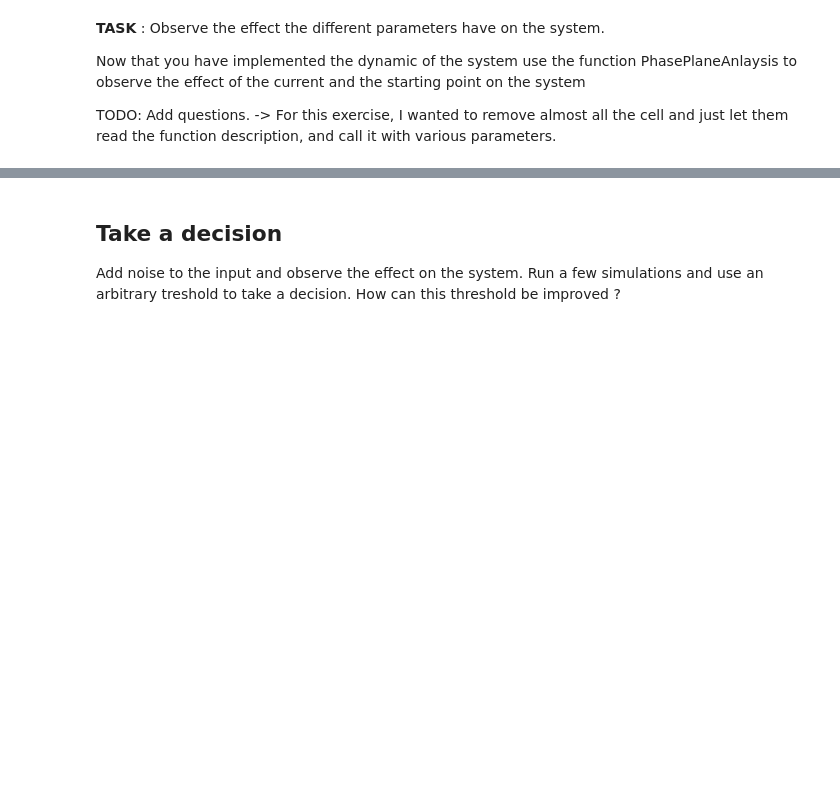
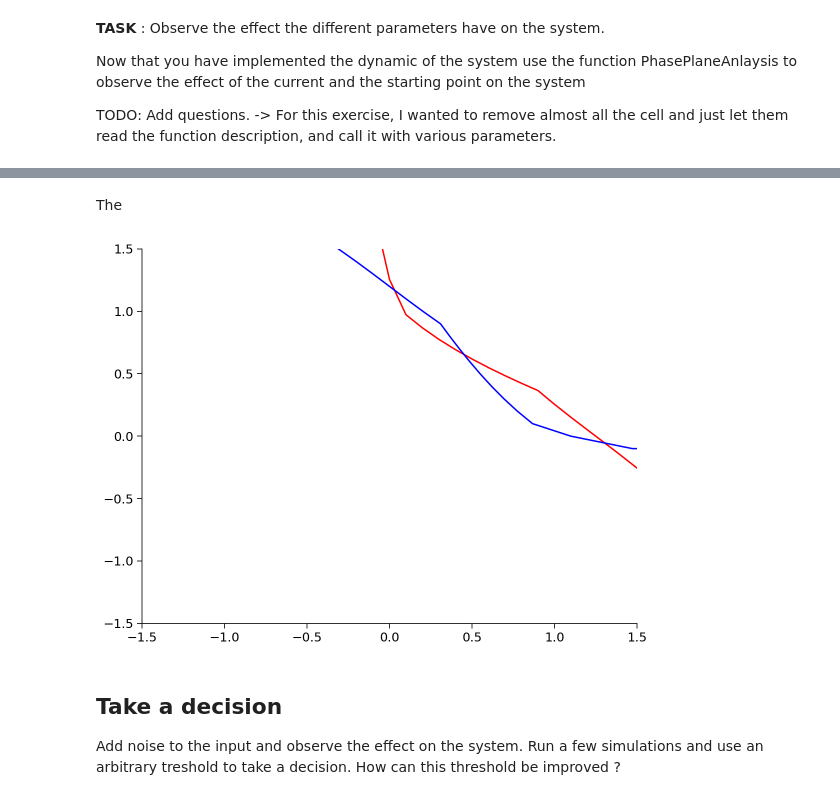
Before and after one commit to fblondiaux/LGBIO2072-2020, a Jupyter notebook: LGBIO2072_TP3.ipynb, the cells around one changed output, grey strips where cells are left out. Cells and saved outputs as stored; diff of their text form; code cells hidden in the pictures; blank space fills up the shorter version.

```diff
--- a/LGBIO2072_TP3.ipynb
+++ b/LGBIO2072_TP3.ipynb
@@ -148,5 +155,33 @@ PhasePlaneAnalysis(0.8,0.75,0.5,np.linspace(-2,2,15))
 # %%
 #widget for phase plane analysis ? #TODO, do we want to ease their work and we just add a widget ?
+# %% [markdown]
+The
+# %%
+def nullclines2D(h_span, alpha,RI1,RI2,wee):
+  """
+  documentation to do XP
+  """
+  h2_eq1 = np.zeros_like(h_span)
+  h1_eq2 = np.zeros_like(h_span)
+  for ii in range(len(h_span)):
+    h2_eq1[ii] = np.arctanh(1/alpha * (RI1-h_span[ii]+(wee-alpha)*geval(h_span[ii])))
+    h1_eq2[ii] = np.arctanh(1/alpha * (RI2-h_span[ii]+(wee-alpha)*geval(h_span[ii])))
+  return h2_eq1,h1_eq2
+
+
+
+# Run the lines below to test your code
+
+
+vec1,vec2 = nullclines2D(np.arange(-1.5,1.6,0.1),1,0.8,0.75,1.5)
+fig, ax = plt.subplots()
+ax.plot(np.arange(-1.5,1.6,0.1),vec1,color="red")
+ax.plot(vec2,np.arange(-1.5,1.6,0.1),color="blue")
+ax.set_xlim([-1.5,1.5])
+ax.set_ylim([-1.5,1.5])
+plt.show()
+# %% [output]
+[figure, added]
 # %% [markdown]
 ## Take a decision
 
```
Also changed, not shown: parts of 12 cells of this notebook.
